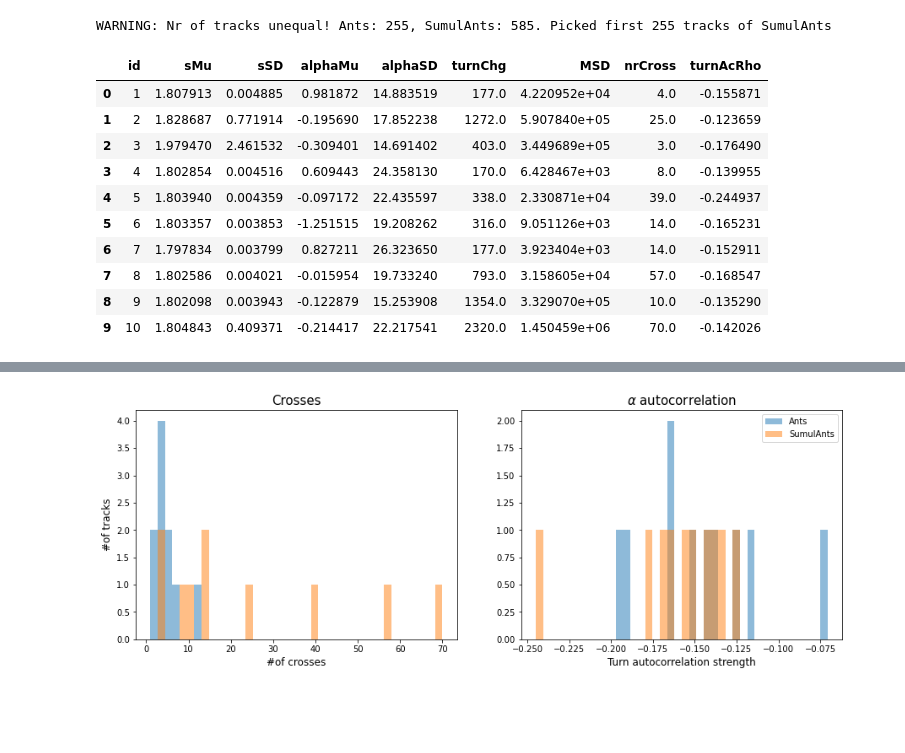
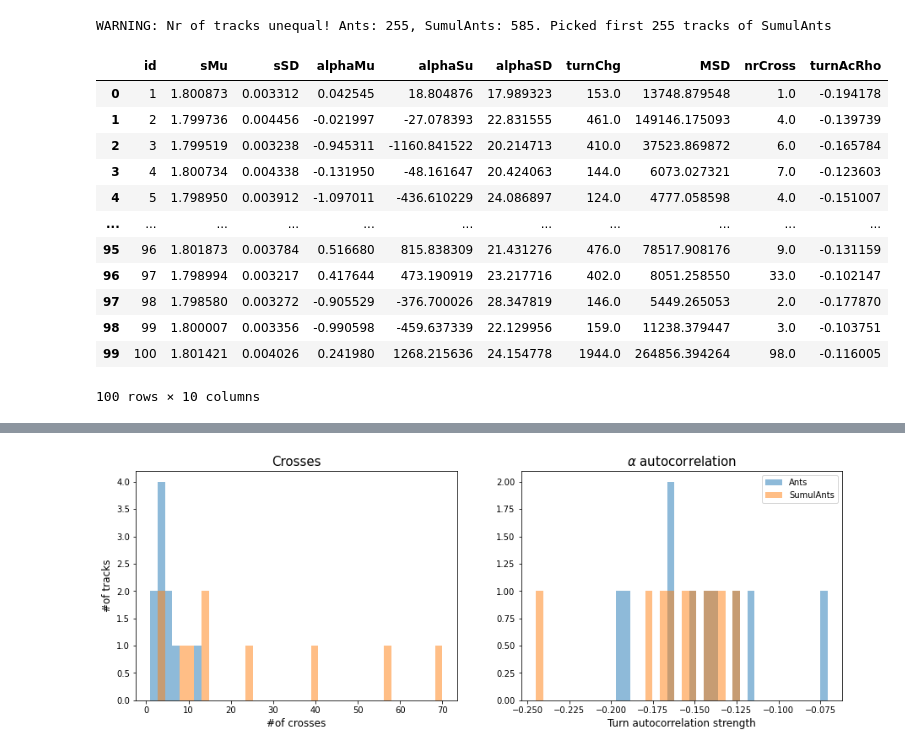
Before and after one commit to ryngray/model_ant_trajectories, a Jupyter notebook: comparisons/Histograms.ipynb, the cells around one changed output, grey strips where cells are left out. Cells and saved outputs as stored; diff of their text form; code cells hidden in the pictures; blank space fills up the shorter version.

```diff
--- a/comparisons/Histograms.ipynb
+++ b/comparisons/Histograms.ipynb
@@ -45,19 +45,21 @@ dat2 = dat2[np.isin(dat2.id,ids2)]
 sumStats1 = sum_stats(dat1)
 sumStats2 = sum_stats(dat2)
-# %%
-sumStats2
-# %% [output]
-|  | id | sMu | sSD | alphaMu | alphaSD | turnChg | MSD | nrCross | turnAcRho |
-| 0 | 1 | 1.807913 | 0.004885 | 0.981872 | 14.883519 | 177.0 | 4.220952e+04 | 4.0 | -0.155871 |
-| 1 | 2 | 1.828687 | 0.771914 | -0.195690 | 17.852238 | 1272.0 | 5.907840e+05 | 25.0 | -0.123659 |
-| 2 | 3 | 1.979470 | 2.461532 | -0.309401 | 14.691402 | 403.0 | 3.449689e+05 | 3.0 | -0.176490 |
-| 3 | 4 | 1.802854 | 0.004516 | 0.609443 | 24.358130 | 170.0 | 6.428467e+03 | 8.0 | -0.139955 |
-| 4 | 5 | 1.803940 | 0.004359 | -0.097172 | 22.435597 | 338.0 | 2.330871e+04 | 39.0 | -0.244937 |
-| 5 | 6 | 1.803357 | 0.003853 | -1.251515 | 19.208262 | 316.0 | 9.051126e+03 | 14.0 | -0.165231 |
-| 6 | 7 | 1.797834 | 0.003799 | 0.827211 | 26.323650 | 177.0 | 3.923404e+03 | 14.0 | -0.152911 |
-| 7 | 8 | 1.802586 | 0.004021 | -0.015954 | 19.733240 | 793.0 | 3.158605e+04 | 57.0 | -0.168547 |
-| 8 | 9 | 1.802098 | 0.003943 | -0.122879 | 15.253908 | 1354.0 | 3.329070e+05 | 10.0 | -0.135290 |
-| 9 | 10 | 1.804843 | 0.409371 | -0.214417 | 22.217541 | 2320.0 | 1.450459e+06 | 70.0 | -0.142026 |
+# %%
+sumStats1
+# %% [output]
+|  | id | sMu | sSD | alphaMu | alphaSu | alphaSD | turnChg | MSD | nrCross | turnAcRho |
+| 0 | 1 | 1.800873 | 0.003312 | 0.042545 | 18.804876 | 17.989323 | 153.0 | 13748.879548 | 1.0 | -0.194178 |
+| 1 | 2 | 1.799736 | 0.004456 | -0.021997 | -27.078393 | 22.831555 | 461.0 | 149146.175093 | 4.0 | -0.139739 |
+| 2 | 3 | 1.799519 | 0.003238 | -0.945311 | -1160.841522 | 20.214713 | 410.0 | 37523.869872 | 6.0 | -0.165784 |
+| 3 | 4 | 1.800734 | 0.004338 | -0.131950 | -48.161647 | 20.424063 | 144.0 | 6073.027321 | 7.0 | -0.123603 |
+| 4 | 5 | 1.798950 | 0.003912 | -1.097011 | -436.610229 | 24.086897 | 124.0 | 4777.058598 | 4.0 | -0.151007 |
+| ... | ... | ... | ... | ... | ... | ... | ... | ... | ... | ... |
+| 95 | 96 | 1.801873 | 0.003784 | 0.516680 | 815.838309 | 21.431276 | 476.0 | 78517.908176 | 9.0 | -0.131159 |
+| 96 | 97 | 1.798994 | 0.003217 | 0.417644 | 473.190919 | 23.217716 | 402.0 | 8051.258550 | 33.0 | -0.102147 |
+| 97 | 98 | 1.798580 | 0.003272 | -0.905529 | -376.700026 | 28.347819 | 146.0 | 5449.265053 | 2.0 | -0.177870 |
+| 98 | 99 | 1.800007 | 0.003356 | -0.990598 | -459.637339 | 22.129956 | 159.0 | 11238.379447 | 3.0 | -0.103751 |
+| 99 | 100 | 1.801421 | 0.004026 | 0.241980 | 1268.215636 | 24.154778 | 1944.0 | 264856.394264 | 98.0 | -0.116005 |
+100 rows × 10 columns
 # %%
 # Are step lengths the same (across all tracks)?
 fig,ax = plt.subplots(1,2, figsize=(15,5))
```
Also changed, not shown: parts of 5 cells of this notebook.
